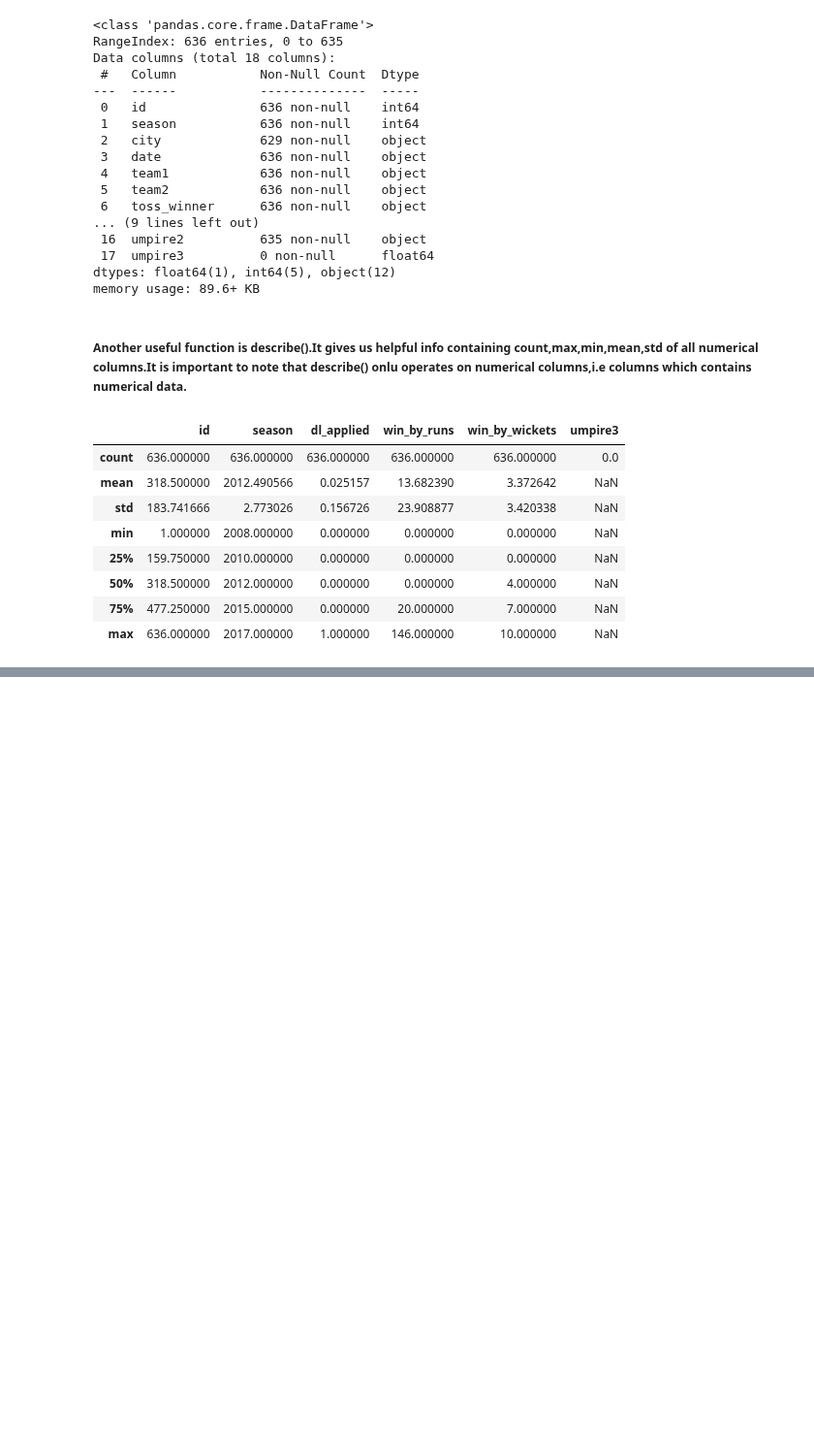
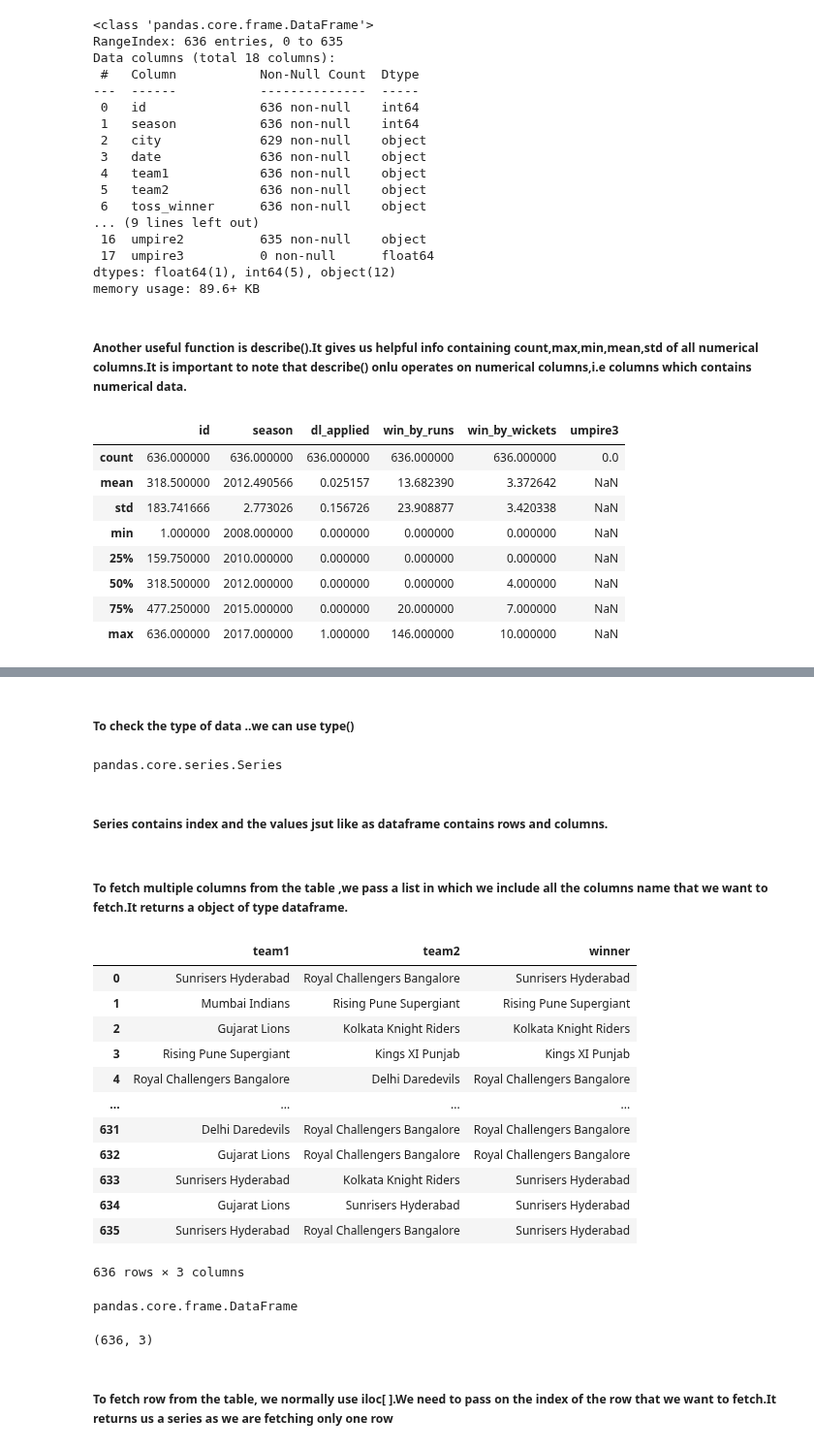
Before and after one commit to Shreyasb1015/Machine-Learning, a Jupyter notebook: pandas-tutorial/reading-data.ipynb, the cells around one changed output, grey strips where cells are left out. Shown at 97% size. Drawn from its saved outputs; the diff is of its cells as text; code cells hidden in the pictures; blank space fills up the shorter version.

Commit message:
fetching rows and cols from the table

```diff
--- a/pandas-tutorial/reading-data.ipynb
+++ b/pandas-tutorial/reading-data.ipynb
@@ -96,0 +114,36 @@ data.describe()
+# %% [markdown]
+##### To check the type of data ..we can use type()
+# %%
+type(data['winner'])
+# %% [output]
+pandas.core.series.Series
+# %% [markdown]
+##### Series contains index and the values jsut like as dataframe contains rows and columns.
+# %% [markdown]
+##### To fetch multiple columns from the table ,we pass a list in which we include all the columns name that we want to fetch.It returns a object of type dataframe.
+# %%
+data[['team1','team2','winner']]
+# %% [output]
+|  | team1 | team2 | winner |
+| 0 | Sunrisers Hyderabad | Royal Challengers Bangalore | Sunrisers Hyderabad |
+| 1 | Mumbai Indians | Rising Pune Supergiant | Rising Pune Supergiant |
+| 2 | Gujarat Lions | Kolkata Knight Riders | Kolkata Knight Riders |
+| 3 | Rising Pune Supergiant | Kings XI Punjab | Kings XI Punjab |
+| 4 | Royal Challengers Bangalore | Delhi Daredevils | Royal Challengers Bangalore |
+| ... | ... | ... | ... |
+| 631 | Delhi Daredevils | Royal Challengers Bangalore | Royal Challengers Bangalore |
+| 632 | Gujarat Lions | Royal Challengers Bangalore | Royal Challengers Bangalore |
+| 633 | Sunrisers Hyderabad | Kolkata Knight Riders | Sunrisers Hyderabad |
+| 634 | Gujarat Lions | Sunrisers Hyderabad | Sunrisers Hyderabad |
+| 635 | Sunrisers Hyderabad | Royal Challengers Bangalore | Sunrisers Hyderabad |
+636 rows × 3 columns
+# %%
+type(data[['team1','team2','winner']])
+# %% [output]
+pandas.core.frame.DataFrame
+# %%
+data[['team1','team2','winner']].shape
+# %% [output]
+(636, 3)
+# %% [markdown]
+##### To fetch row from the table, we normally use iloc[ ].We need to pass on the index of the row that we want to fetch.It returns us a series as we are fetching only one row
```
Also changed, not shown: parts of 11 cells of this notebook.
